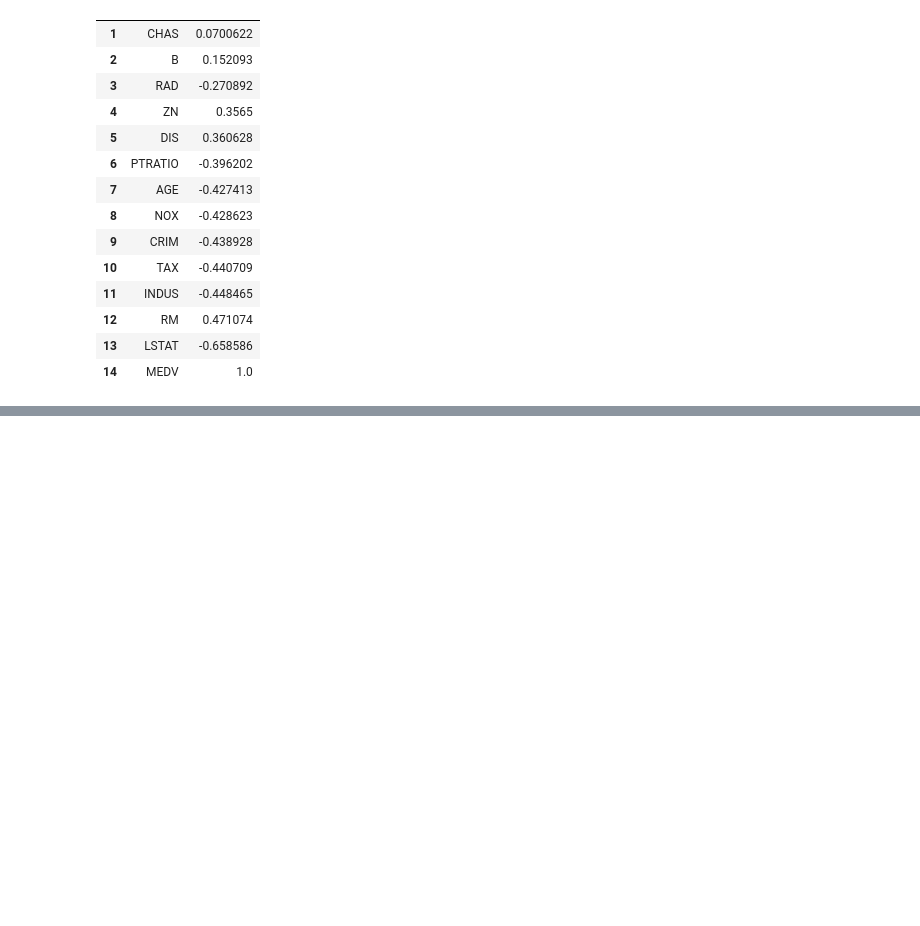
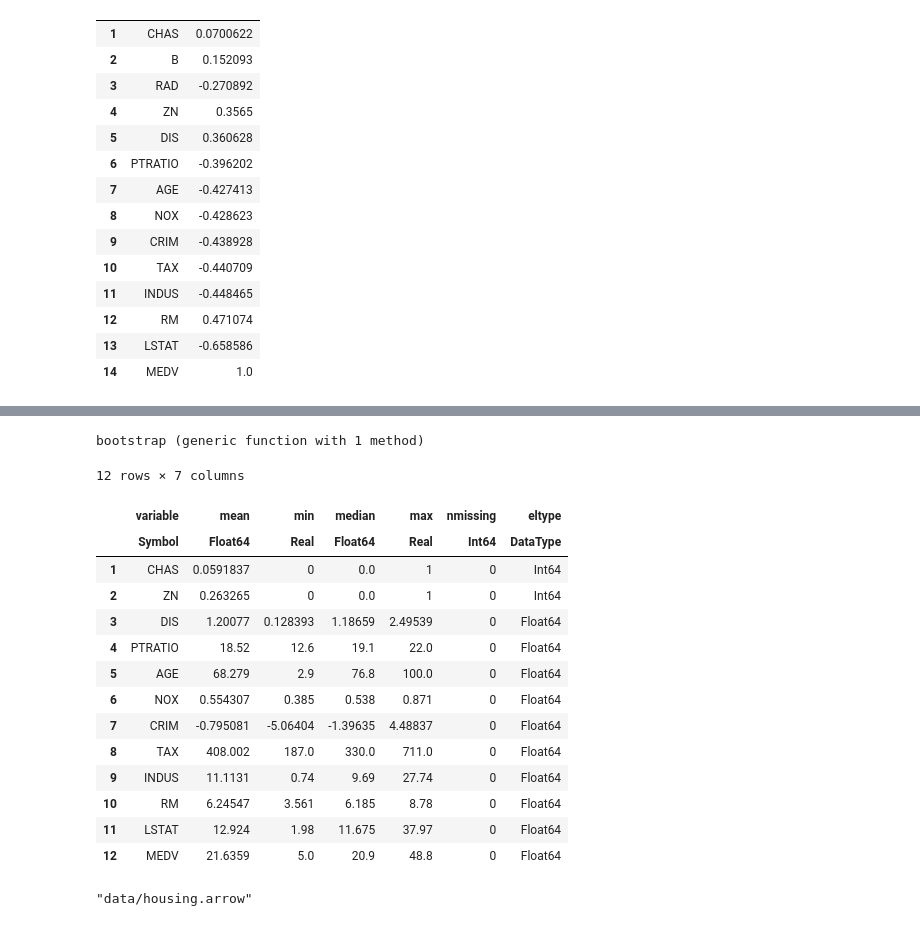
Before and after one commit to wolthom/manning_liveprojects, a Jupyter notebook: Part1_Boston-Housing.ipynb, the cells around one changed output, grey strips where cells are left out. Cells and saved outputs as stored; diff of their text form; code cells hidden in the pictures; blank space fills up the shorter version.

Commit message:
finish first part of data-pre-processing live project

```diff
--- a/Part1_Boston-Housing.ipynb
+++ b/Part1_Boston-Housing.ipynb
@@ -136,17 +136,17 @@ corkendall(Matrix(housing_cleaned))
  -0.438928    0.3565     -0.448465       0.152093   -0.658586     1.0
 # %%
 ## Create heatmap of correlations sorted by correlation with MEDV
-idxs = corkendall(housing_cleaned[!, :MEDV], Matrix(housing_cleaned)) |> vec |> sortperm
-housing_ordered = housing_cleaned[:, idxs]
-mat = corkendall(Matrix(housing_ordered))
-labels = names(housing_ordered)
+idxs = corkendall(housing[!, :MEDV], Matrix(housing)) |> vec |> sortperm
+housing = housing[:, idxs]
+mat = corkendall(Matrix(housing))
+labels = names(housing)
 heatmap(labels, labels, mat, size=(800, 500))
 # %%
 ## Create DataFrame of correlations with MEDV
-idxs = corkendall(housing_cleaned[!, :MEDV], Matrix(housing_cleaned)) |> vec .|> abs |> sortperm
-housing_ordered = housing_cleaned[:, idxs]
-cors = corkendall(housing_ordered[!, :MEDV], Matrix(housing_ordered)) |> vec
-cor_df = DataFrame(Variable=propertynames(housing_ordered), Correlation=cors)
+idxs = corkendall(housing[!, :MEDV], Matrix(housing)) |> vec .|> abs |> sortperm
+housing = housing[:, idxs]
+cors = corkendall(housing[!, :MEDV], Matrix(housing)) |> vec
+cor_df = DataFrame(Variable=propertynames(housing), Correlation=cors)
 # %% [output]
 14 rows × 2 columns
 |  | Variable | Correlation |
@@ -175,3 +175,14 @@ for c in continuous
     push!(plots, ax)
 end
 plot(plots..., layout=grid(3, 4), size=(800,500))
+# %%
+housing = select(housing, Not(:B));
+# %%
+fs = [
+    :CRIM => ByRow(log) => :CRIM,
+    :DIS => ByRow(log) => :DIS,
+    :ZN => ByRow(val -> val == 0 ? 0 : 1) => :ZN,
+]
+housing = transform(housing, fs...)
+
+show(first(housing, 5), allcols=true)
@@ -177,0 +201,7 @@ plot(plots..., layout=grid(3, 4), size=(800,500))
+# %%
+function bootstrap(col; num_iters = 10_000)
+    mean_boot = [mean(rand(col, length(col))) for i in 1:num_iters]
+    return (mean=mean(mean_boot), q5=quantile(mean_boot, 0.05), q95=quantile(mean_boot, 0.95))
+end
+# %% [output]
+bootstrap (generic function with 1 method)
@@ -177,0 +221,19 @@ plot(plots..., layout=grid(3, 4), size=(800,500))
+# %%
+select!(housing, Not(:RAD))
+describe(housing)
+# %% [output]
+12 rows × 7 columns
+|  | variable | mean | min | median | max | nmissing | eltype |
+|  | Symbol | Float64 | Real | Float64 | Real | Int64 | DataType |
+| 1 | CHAS | 0.0591837 | 0 | 0.0 | 1 | 0 | Int64 |
+| 2 | ZN | 0.263265 | 0 | 0.0 | 1 | 0 | Int64 |
+| 3 | DIS | 1.20077 | 0.128393 | 1.18659 | 2.49539 | 0 | Float64 |
+| 4 | PTRATIO | 18.52 | 12.6 | 19.1 | 22.0 | 0 | Float64 |
+| 5 | AGE | 68.279 | 2.9 | 76.8 | 100.0 | 0 | Float64 |
+| 6 | NOX | 0.554307 | 0.385 | 0.538 | 0.871 | 0 | Float64 |
+| 7 | CRIM | -0.795081 | -5.06404 | -1.39635 | 4.48837 | 0 | Float64 |
+| 8 | TAX | 408.002 | 187.0 | 330.0 | 711.0 | 0 | Float64 |
+| 9 | INDUS | 11.1131 | 0.74 | 9.69 | 27.74 | 0 | Float64 |
+| 10 | RM | 6.24547 | 3.561 | 6.185 | 8.78 | 0 | Float64 |
+| 11 | LSTAT | 12.924 | 1.98 | 11.675 | 37.97 | 0 | Float64 |
+| 12 | MEDV | 21.6359 | 5.0 | 20.9 | 48.8 | 0 | Float64 |
@@ -177,0 +242,7 @@ plot(plots..., layout=grid(3, 4), size=(800,500))
+# %%
+if !isdir("./data")
+    mkdir("./data")
+end
+Arrow.write("data/housing.arrow", housing)
+# %% [output]
+"data/housing.arrow"
```
Also changed, not shown: parts of 7 cells of this notebook.
